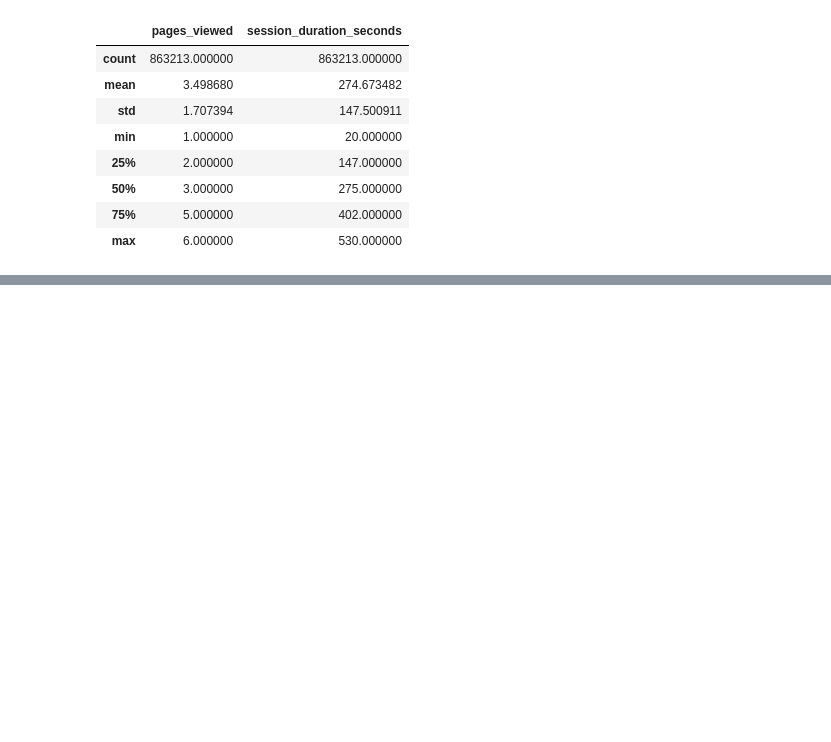
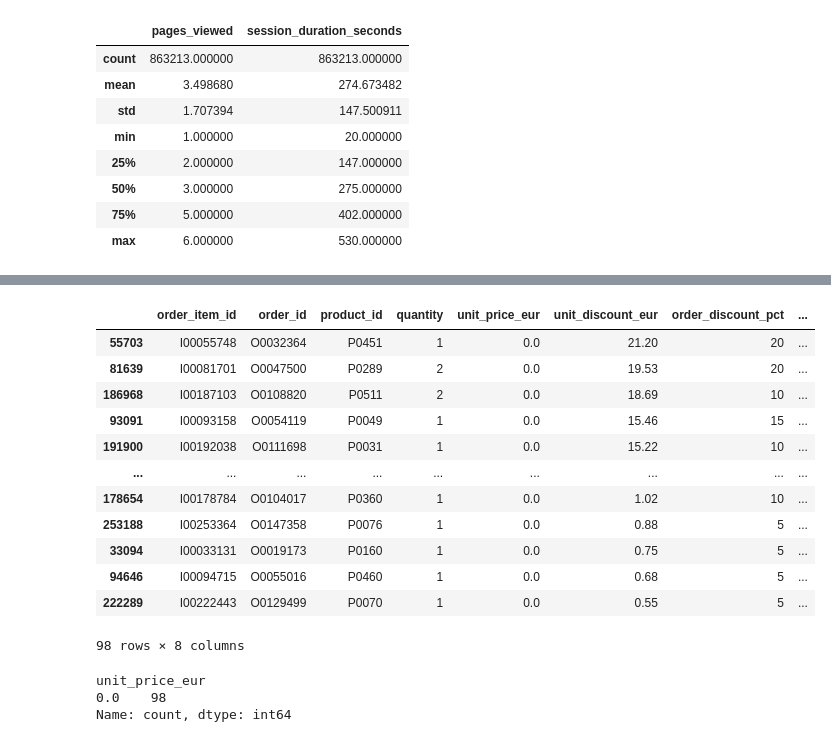
Before and after one commit to varela-filho/ecommerce-performance-analysis, a Jupyter notebook: notebooks/01_data_exploration.ipynb, the cells around one changed output, grey strips where cells are left out. Drawn from its saved outputs; the diff is of its cells as text; code cells hidden in the pictures; blank space fills up the shorter version.

```diff
--- a/notebooks/01_data_exploration.ipynb
+++ b/notebooks/01_data_exploration.ipynb
@@ -842,0 +897,13 @@ Initial Findings — Website Sessions Dataset
+# %%
+non_null_order_items = df_raw_order_items.dropna()
+# %%
+orders_unique = df_raw_orders.drop_duplicates()
+# %%
+df_discount_check = non_null_order_items.merge(
+    orders_unique[["order_id", "order_discount_pct"]],
+    on="order_id",
+    how="left",
+    suffixes=("_item", "_order")
+)
+
+df_discount_check.head()
@@ -842,0 +917,3 @@ Initial Findings — Website Sessions Dataset
+# %%
+df_discount_check["discount_difference"] = (df_discount_check["unit_price_eur"] * (df_discount_check["order_discount_pct"]/100)) - df_discount_check["unit_discount_eur"]
+df_discount_check["discount_difference"].value_counts()
@@ -842,0 +949,22 @@ Initial Findings — Website Sessions Dataset
+# %%
+df_discount_check[df_discount_check["discount_difference"] < -0.006].sort_values(by="discount_difference")
+# %% [output]
+|  | order_item_id | order_id | product_id | quantity | unit_price_eur | unit_discount_eur | order_discount_pct | ... |
+| 55703 | I00055748 | O0032364 | P0451 | 1 | 0.0 | 21.20 | 20 | ... |
+| 81639 | I00081701 | O0047500 | P0289 | 2 | 0.0 | 19.53 | 20 | ... |
+| 186968 | I00187103 | O0108820 | P0511 | 2 | 0.0 | 18.69 | 10 | ... |
+| 93091 | I00093158 | O0054119 | P0049 | 1 | 0.0 | 15.46 | 15 | ... |
+| 191900 | I00192038 | O0111698 | P0031 | 1 | 0.0 | 15.22 | 10 | ... |
+| ... | ... | ... | ... | ... | ... | ... | ... | ... |
+| 178654 | I00178784 | O0104017 | P0360 | 1 | 0.0 | 1.02 | 10 | ... |
+| 253188 | I00253364 | O0147358 | P0076 | 1 | 0.0 | 0.88 | 5 | ... |
+| 33094 | I00033131 | O0019173 | P0160 | 1 | 0.0 | 0.75 | 5 | ... |
+| 94646 | I00094715 | O0055016 | P0460 | 1 | 0.0 | 0.68 | 5 | ... |
+| 222289 | I00222443 | O0129499 | P0070 | 1 | 0.0 | 0.55 | 5 | ... |
+98 rows × 8 columns
+# %%
+df_discount_check[df_discount_check["discount_difference"] < -0.006].sort_values(by="discount_difference").unit_price_eur.value_counts()
+# %% [output]
+unit_price_eur
+0.0    98
+Name: count, dtype: int64
```
Also changed, not shown: parts of 20 cells of this notebook.
